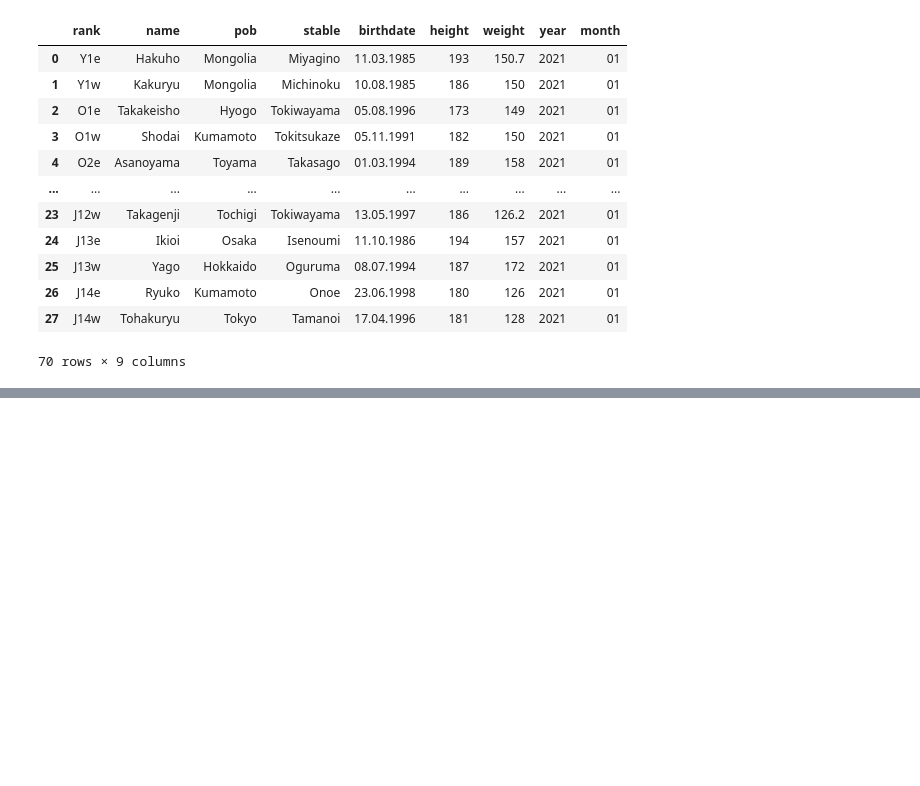
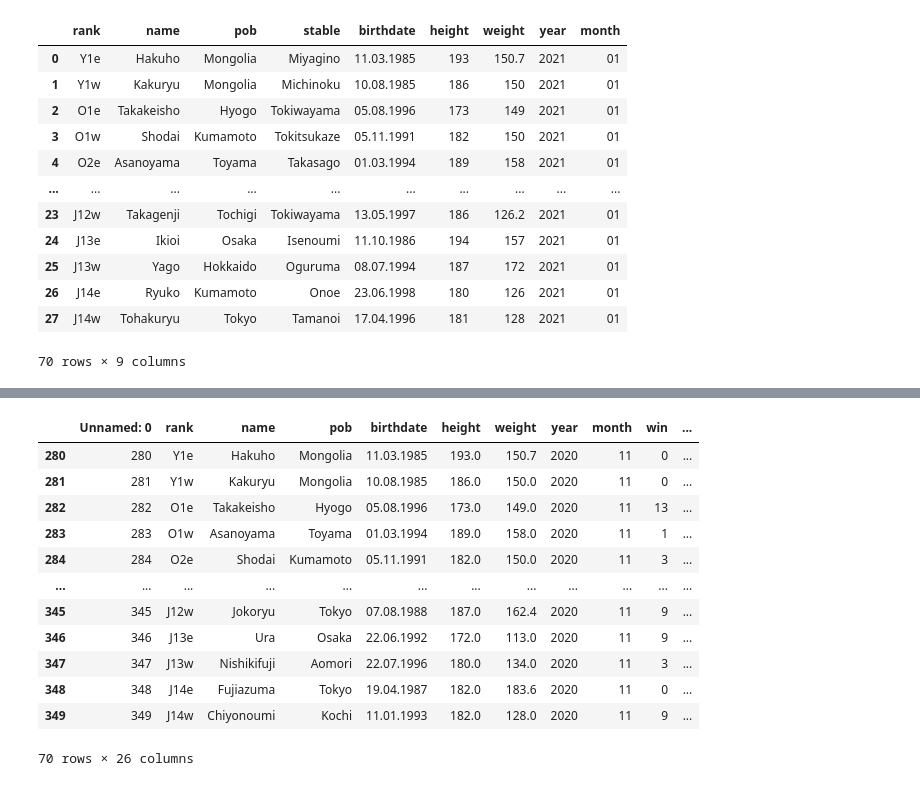
Before and after one commit to Nathaniel-insight/sumo_banzuke, a Jupyter notebook: evaluation.ipynb, the cells around one changed output, grey strips where cells are left out. Cells and saved outputs as stored; diff of their text form; code cells hidden in the pictures; blank space fills up the shorter version.

Commit message:
final predictions

```diff
--- a/evaluation.ipynb
+++ b/evaluation.ipynb
@@ -72,0 +74,3 @@ bn
+# %%
+sf = pd.read_csv('predict_tables.csv')
+sf.info()
@@ -72,0 +99,18 @@ bn
+# %%
+where = (sf.year == 2020) & (sf.month == 11)
+y_hat = sf.loc[where].copy()
+y_hat
+# %% [output]
+|  | Unnamed: 0 | rank | name | pob | birthdate | height | weight | year | month | win | ... |
+| 280 | 280 | Y1e | Hakuho | Mongolia | 11.03.1985 | 193.0 | 150.7 | 2020 | 11 | 0 | ... |
+| 281 | 281 | Y1w | Kakuryu | Mongolia | 10.08.1985 | 186.0 | 150.0 | 2020 | 11 | 0 | ... |
+| 282 | 282 | O1e | Takakeisho | Hyogo | 05.08.1996 | 173.0 | 149.0 | 2020 | 11 | 13 | ... |
+| 283 | 283 | O1w | Asanoyama | Toyama | 01.03.1994 | 189.0 | 158.0 | 2020 | 11 | 1 | ... |
+| 284 | 284 | O2e | Shodai | Kumamoto | 05.11.1991 | 182.0 | 150.0 | 2020 | 11 | 3 | ... |
+| ... | ... | ... | ... | ... | ... | ... | ... | ... | ... | ... | ... |
+| 345 | 345 | J12w | Jokoryu | Tokyo | 07.08.1988 | 187.0 | 162.4 | 2020 | 11 | 9 | ... |
+| 346 | 346 | J13e | Ura | Osaka | 22.06.1992 | 172.0 | 113.0 | 2020 | 11 | 9 | ... |
+| 347 | 347 | J13w | Nishikifuji | Aomori | 22.07.1996 | 180.0 | 134.0 | 2020 | 11 | 3 | ... |
+| 348 | 348 | J14e | Fujiazuma | Tokyo | 19.04.1987 | 182.0 | 183.6 | 2020 | 11 | 0 | ... |
+| 349 | 349 | J14w | Chiyonoumi | Kochi | 11.01.1993 | 182.0 | 128.0 | 2020 | 11 | 9 | ... |
+70 rows × 26 columns
```
Also changed, not shown: parts of 12 cells of this notebook, 3 other files.
